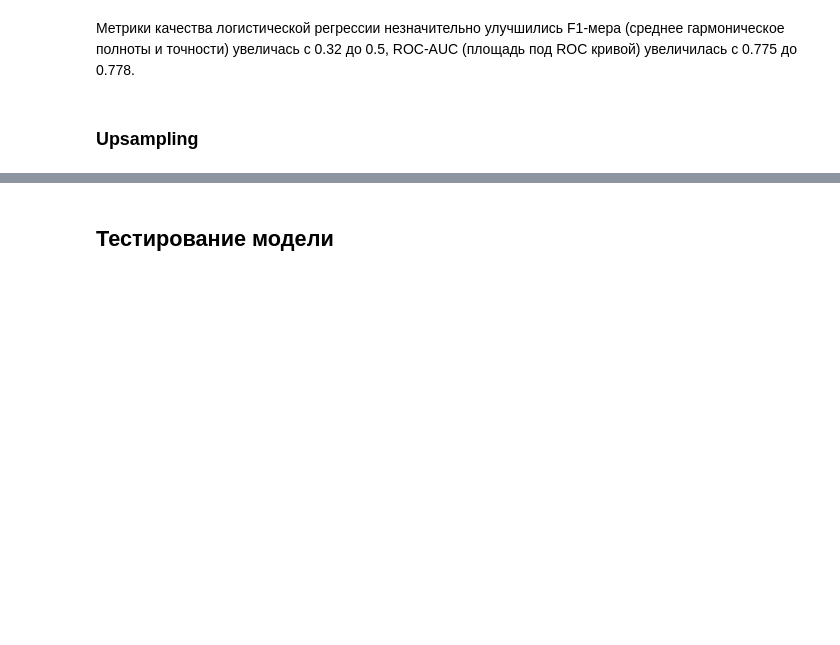
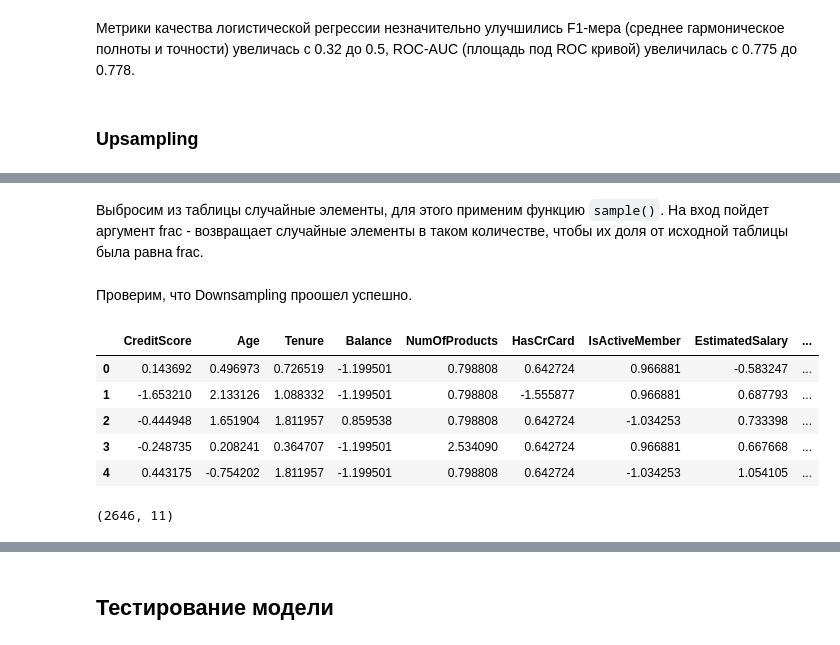
Before and after one commit to Ksyuwish/YandexPracticumDS, a Jupyter notebook: projects/6ds_bank_customer_churn.ipynb, the cells around one changed output, grey strips where cells are left out. Drawn from its saved outputs; the diff is of its cells as text; code cells hidden in the pictures; blank space fills up the shorter version.

```diff
--- a/projects/6ds_bank_customer_churn.ipynb
+++ b/projects/6ds_bank_customer_churn.ipynb
@@ -828,0 +994,2 @@ features_upsampled, target_upsampled = upsample(features_train, target_train, 3)
+# %% [markdown]
+Выбросим из таблицы случайные элементы, для этого применим функцию `sample()`. На вход пойдет аргумент frac - возвращает случайные элементы в таком количестве, чтобы их доля от исходной таблицы была равна frac.
@@ -828,0 +1029,13 @@ features_upsampled, target_upsampled = upsample(features_train, target_train, 3)
+# %% [markdown]
+Проверим, что Downsampling проошел успешно.
+# %%
+show_sample(features_downsampled)
+features_downsampled.shape
+# %% [output]
+|  | CreditScore | Age | Tenure | Balance | NumOfProducts | HasCrCard | IsActiveMember | EstimatedSalary | ... |
+| 0 | 0.143692 | 0.496973 | 0.726519 | -1.199501 | 0.798808 | 0.642724 | 0.966881 | -0.583247 | ... |
+| 1 | -1.653210 | 2.133126 | 1.088332 | -1.199501 | 0.798808 | -1.555877 | 0.966881 | 0.687793 | ... |
+| 2 | -0.444948 | 1.651904 | 1.811957 | 0.859538 | 0.798808 | 0.642724 | -1.034253 | 0.733398 | ... |
+| 3 | -0.248735 | 0.208241 | 0.364707 | -1.199501 | 2.534090 | 0.642724 | 0.966881 | 0.667668 | ... |
+| 4 | 0.443175 | -0.754202 | 1.811957 | -1.199501 | 0.798808 | 0.642724 | -1.034253 | 1.054105 | ... |
+(2646, 11)
```
Also changed, not shown: parts of 24 cells of this notebook.
